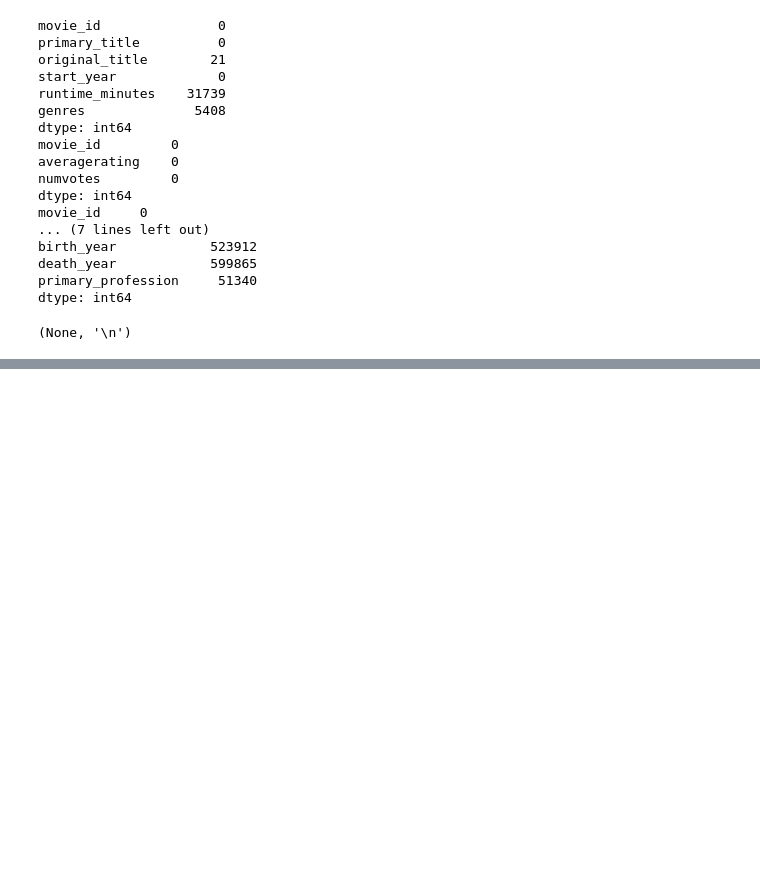
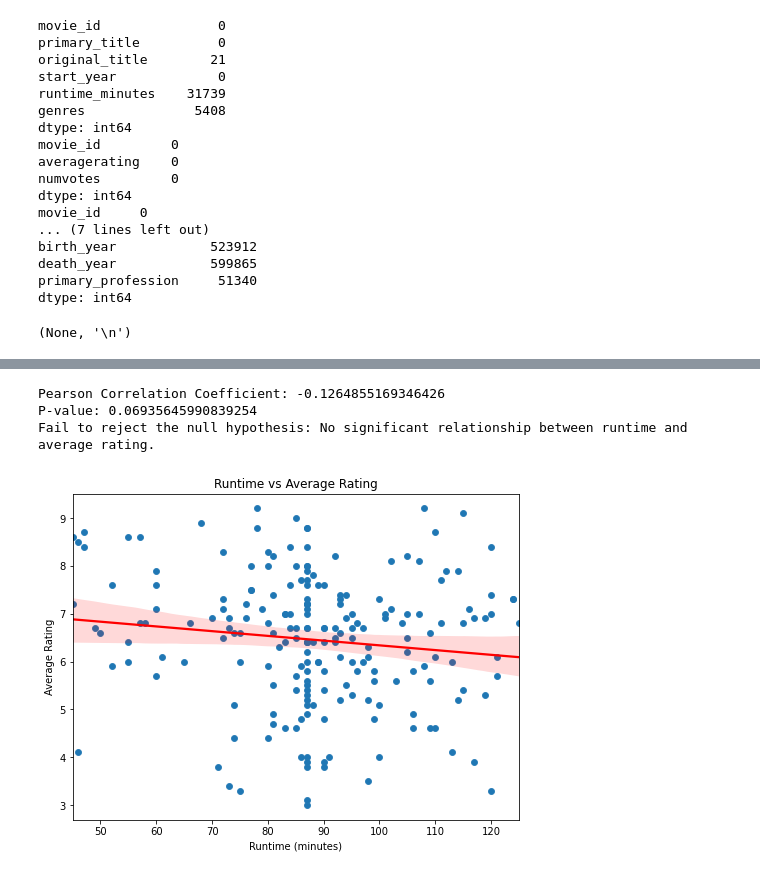
Before and after one commit to mwakad/box-office-movie-insights, a Jupyter notebook: notebooks/eliana.ipynb, the cells around one changed output, grey strips where cells are left out. Saved outputs shown, nothing was run; the diff lists cells and outputs as text; code cells hidden in the pictures; blank space fills up the shorter version.

Commit message:
hypothesis

```diff
--- a/notebooks/eliana.ipynb
+++ b/notebooks/eliana.ipynb
@@ -312,0 +322,16 @@ dtype: int64
+# %%
+def remove_outliers(df, columns):
+    for col in columns:
+        if col in df.select_dtypes(include=['number']).columns:
+            Q1 = df[col].quantile(0.25)
+            Q3 = df[col].quantile(0.75)
+            IQR = Q3 - Q1
+            lower_bound = Q1 - 1.5 * IQR
+            upper_bound = Q3 + 1.5 * IQR
+            df = df[(df[col] >= lower_bound) & (df[col] <= upper_bound)]
+    return df
+
+movie_ratings = remove_outliers(movie_ratings, ['averagerating', 'numvotes'])
+box_df = remove_outliers(box_df, ['domestic_gross', 'foreign_gross'])
+movie_basics = remove_outliers(movie_basics, ['runtime_minutes'])
+movie_ratings = remove_outliers(movie_ratings, ['averagerating', 'numvotes'])
@@ -312,0 +439,32 @@ dtype: int64
+# %%
+#perfoming a null hypothesis test to check the relationship between runtime and average rating
+import seaborn as sns
+import scipy.stats as stats
+import matplotlib.pyplot as plt
+
+# Perform Pearson correlation test
+def test_runtime_rating_correlation(df):
+    correlation, p_value = stats.pearsonr(df['runtime_minutes'], df['averagerating'])
+    print(f"Pearson Correlation Coefficient: {correlation}")
+    print(f"P-value: {p_value}")
+    if p_value < 0.05:
+        print("Reject the null hypothesis: There is a significant relationship between runtime and average rating.")
+    else:
+        print("Fail to reject the null hypothesis: No significant relationship between runtime and average rating.")
+
+    # Plotting the relationship
+    plt.figure(figsize=(8, 6))
+    sns.scatterplot(x='runtime_minutes', y='averagerating', data=df)
+    sns.regplot(x='runtime_minutes', y='averagerating', data=df, line_kws={"color": "red"})
+    plt.title('Runtime vs Average Rating')
+    plt.xlabel('Runtime (minutes)')
+    plt.ylabel('Average Rating')
+    plt.show()
+
+# Apply the function to the final_df
+test_runtime_rating_correlation(final_df)
+# %% [output]
+Pearson Correlation Coefficient: -0.1264855169346426
+P-value: 0.06935645990839254
+Fail to reject the null hypothesis: No significant relationship between runtime and average rating.
+[figure, added]
```
Also changed, not shown: parts of 10 cells of this notebook.
